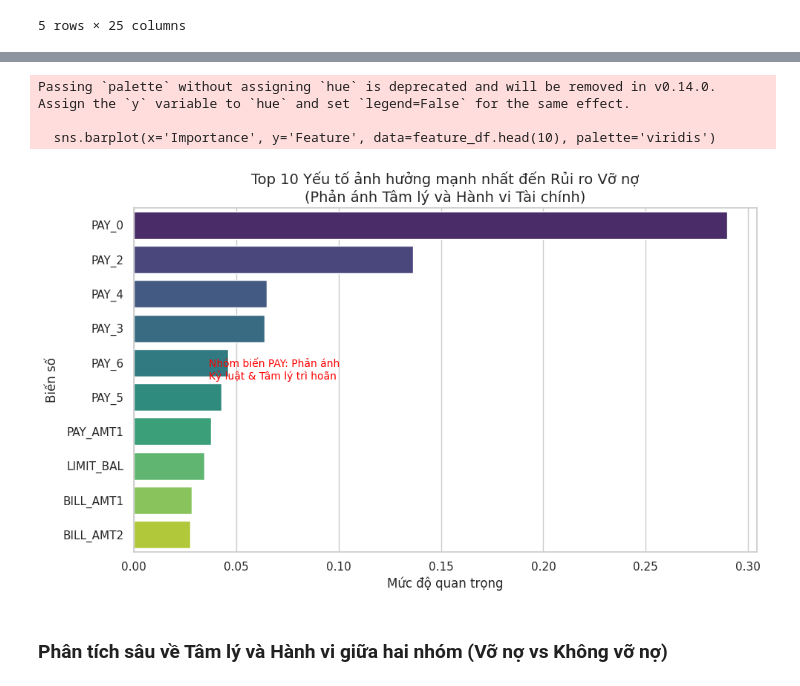
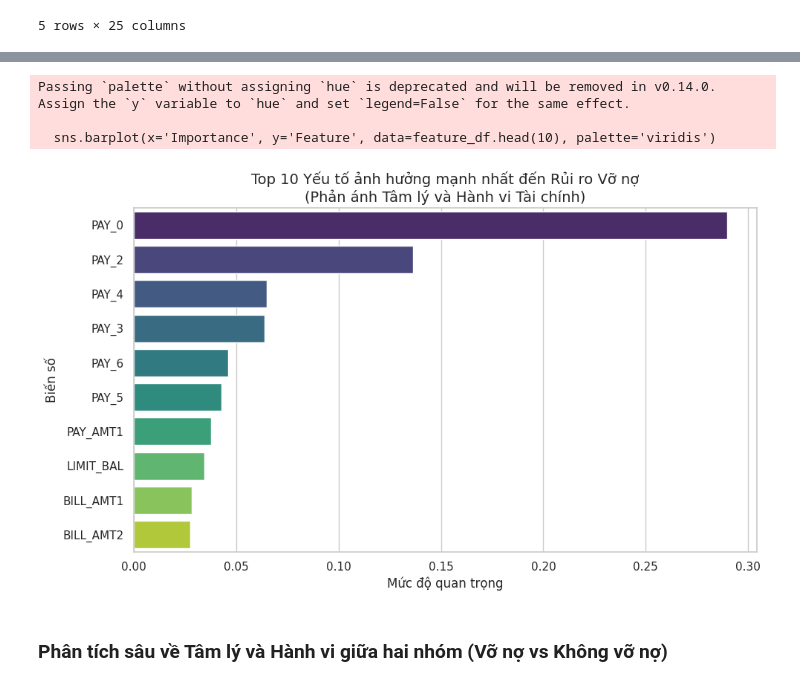
Before and after one commit to KeitaYami/CDNC-PhanTichDuLieu, a Jupyter notebook: CDNC Phan Tich Du Lieu.ipynb, the cells around one changed output, grey strips where cells are left out. Saved outputs shown, nothing was run; the diff lists cells and outputs as text; code cells hidden in the pictures.

```diff
--- a/CDNC Phan Tich Du Lieu.ipynb
+++ b/CDNC Phan Tich Du Lieu.ipynb
@@ -65,27 +67,25 @@ df.head()
 | 4 | 5 | 50000.0 | 1 | 2 | 1 | 57 | -1 | 0 | -1 | 0 | ... |
 5 rows × 25 columns
 # %%
-# Đổi tên cột mục tiêu cho dễ hiểu (0 = Không vỡ nợ, 1 = Vỡ nợ)
+# Đổi tên cột mục tiêu
 df = df.rename(columns={'default.payment.next.month': 'DEFAULT'})
 
-# Các biến hành vi tâm lý (Lịch sử thanh toán 6 tháng qua)
-# -1 = Trả đúng hạn, 1 = Trễ 1 tháng, 2 = Trễ 2 tháng...
+# Xử lý các cột PAY (Lịch sử thanh toán)
 pay_cols = ['PAY_0', 'PAY_2', 'PAY_3', 'PAY_4', 'PAY_5', 'PAY_6']
-
-# Chuyển các giá trị âm (trả sớm) thành 0 (coi như cùng một nhóm kỷ luật tốt) để mô hình dễ học
 for col in pay_cols:
     df[col] = df[col].apply(lambda x: 0 if x <= 0 else x)
 
-# Loại bỏ cột ID vì không có ý nghĩa phân tích
-df = df.drop(['ID'], axis=1)
+# Loại bỏ cột ID
+if 'ID' in df.columns:
+    df = df.drop(['ID'], axis=1)
 
 # Tách Features (X) và Target (y)
 X = df.drop('DEFAULT', axis=1)
 y = df['DEFAULT']
 
 # Chia tập Train (70%) và Test (30%)
+from sklearn.model_selection import train_test_split
 X_train, X_test, y_train, y_test = train_test_split(X, y, test_size=0.3, random_state=42)
 
-print("Kích thước tập huấn luyện:", X_train.shape)
-print("Kích thước tập kiểm tra:", X_test.shape)
+print("Tiền xử lý hoàn tất.")
 # %% [output]
@@ -120,31 +214,29 @@ weighted avg       0.80      0.82      0.80      9000
 # %%
 # Lấy mức độ quan trọng của các biến
 importances = rf_model.feature_importances_
 
 # Đưa vào DataFrame để sắp xếp
 feature_df = pd.DataFrame({
     'Feature': X.columns,
     'Importance': importances
 }).sort_values(by='Importance', ascending=False)
 
 # Vẽ biểu đồ 10 biến quan trọng nhất
 plt.figure(figsize=(10, 6))
 sns.barplot(x='Importance', y='Feature', data=feature_df.head(10), palette='viridis')
 plt.title('Top 10 Yếu tố ảnh hưởng mạnh nhất đến Rủi ro Vỡ nợ\n(Phản ánh Tâm lý và Hành vi Tài chính)', fontsize=14)
 plt.xlabel('Mức độ quan trọng', fontsize=12)
 plt.ylabel('Biến số', fontsize=12)
 
 # Ghi chú thêm vào biểu đồ để làm rõ ý nghĩa tâm lý
-plt.text(0.12, 0.5, 'Nhóm biến PAY: Phản ánh\nKỷ luật & Tâm lý trì hoãn',
-         fontsize=10, color='red', transform=plt.gca().transAxes)
 
 plt.tight_layout()
 plt.show()
 # %% [output]
 Passing `palette` without assigning `hue` is deprecated and will be removed in v0.14.0. Assign the `y` variable to `hue` and set `legend=False` for the same effect.
 
   sns.barplot(x='Importance', y='Feature', data=feature_df.head(10), palette='viridis')
-[figure, old version]
+[figure, new version]
 # %% [markdown]
 ### Phân tích sâu về Tâm lý và Hành vi giữa hai nhóm (Vỡ nợ vs Không vỡ nợ)
 # %%
```
Also changed, not shown: parts of 12 cells of this notebook.
